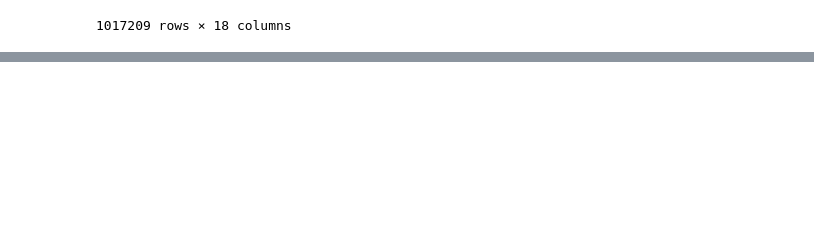
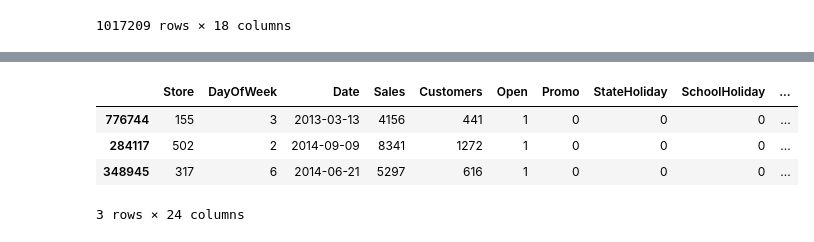
Before and after one commit to mr-ayush-agrawal/MachineLearningBasics, a Jupyter notebook: freeCodeCamp/SalesCompetition/Boosting_sol.ipynb, the cells around one changed output, grey strips where cells are left out. Cells and saved outputs as stored; diff of their text form; code cells hidden in the pictures; blank space fills up the shorter version.

```diff
--- a/freeCodeCamp/SalesCompetition/Boosting_sol.ipynb
+++ b/freeCodeCamp/SalesCompetition/Boosting_sol.ipynb
@@ -66,0 +198,21 @@ data_raw
+# %%
+def sort_store(df) :
+    global sorted_store_df
+    sorted_store_df = df.groupby('Store').Sales.mean().reset_index()
+    sorted_store_df['Sales_Rank'] = sorted_store_df['Sales'].rank(ascending=False, method='dense').astype(int)
+    sorted_store_df.drop(columns = 'Sales', inplace= True)
+
+def addRank(df, sorted_store_df):
+    return df.merge(sorted_store_df, how='left', on='Store')
+
+sort_store(data)
+data = addRank(data, sorted_store_df)
+test_data = addRank(test_data, sorted_store_df)
+
+data.sample(3)
+# %% [output]
+|  | Store | DayOfWeek | Date | Sales | Customers | Open | Promo | StateHoliday | SchoolHoliday | ... |
+| 776744 | 155 | 3 | 2013-03-13 | 4156 | 441 | 1 | 0 | 0 | 0 | ... |
+| 284117 | 502 | 2 | 2014-09-09 | 8341 | 1272 | 1 | 0 | 0 | 0 | ... |
+| 348945 | 317 | 6 | 2014-06-21 | 5297 | 616 | 1 | 0 | 0 | 0 | ... |
+3 rows × 24 columns
```
Also changed, not shown: parts of 46 cells of this notebook.
